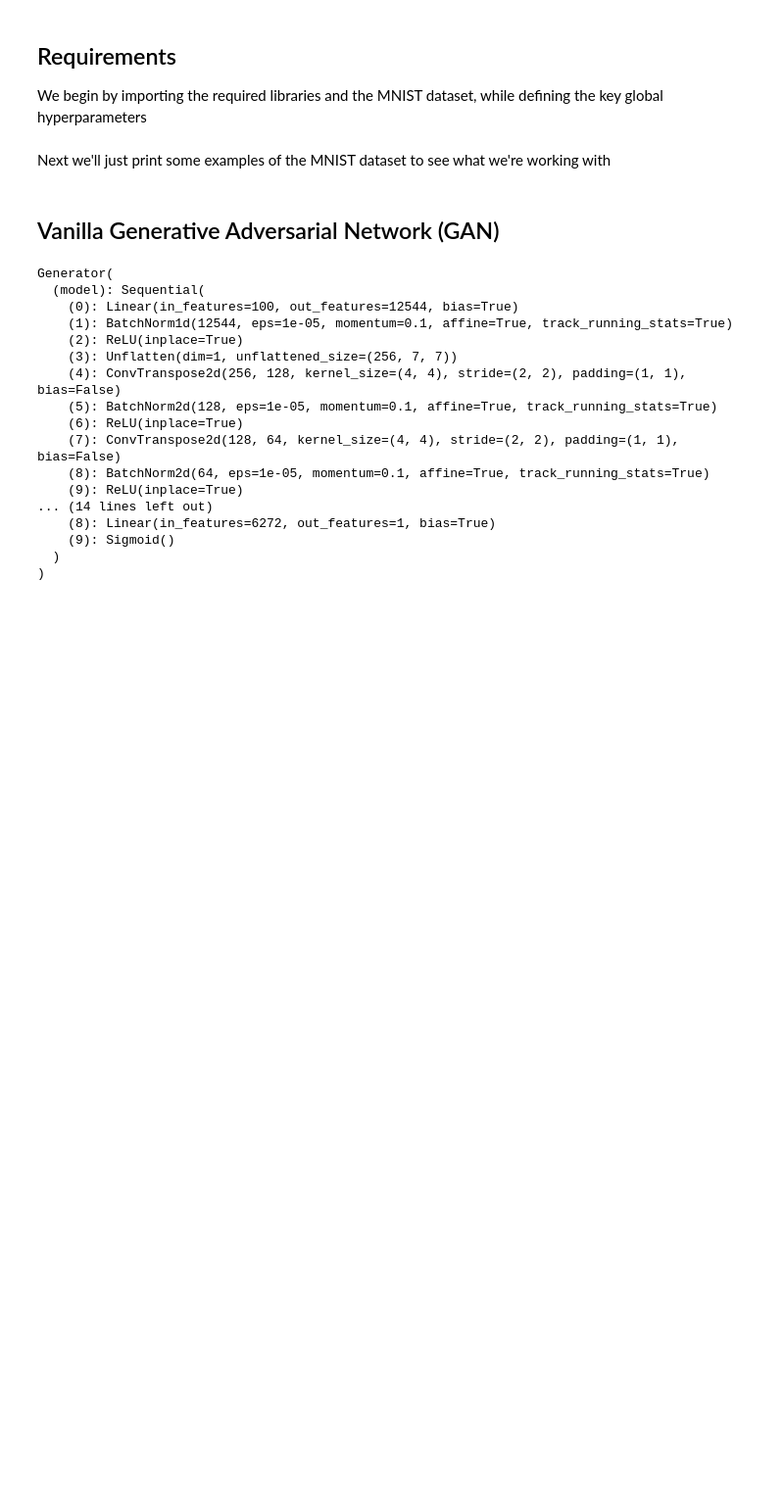
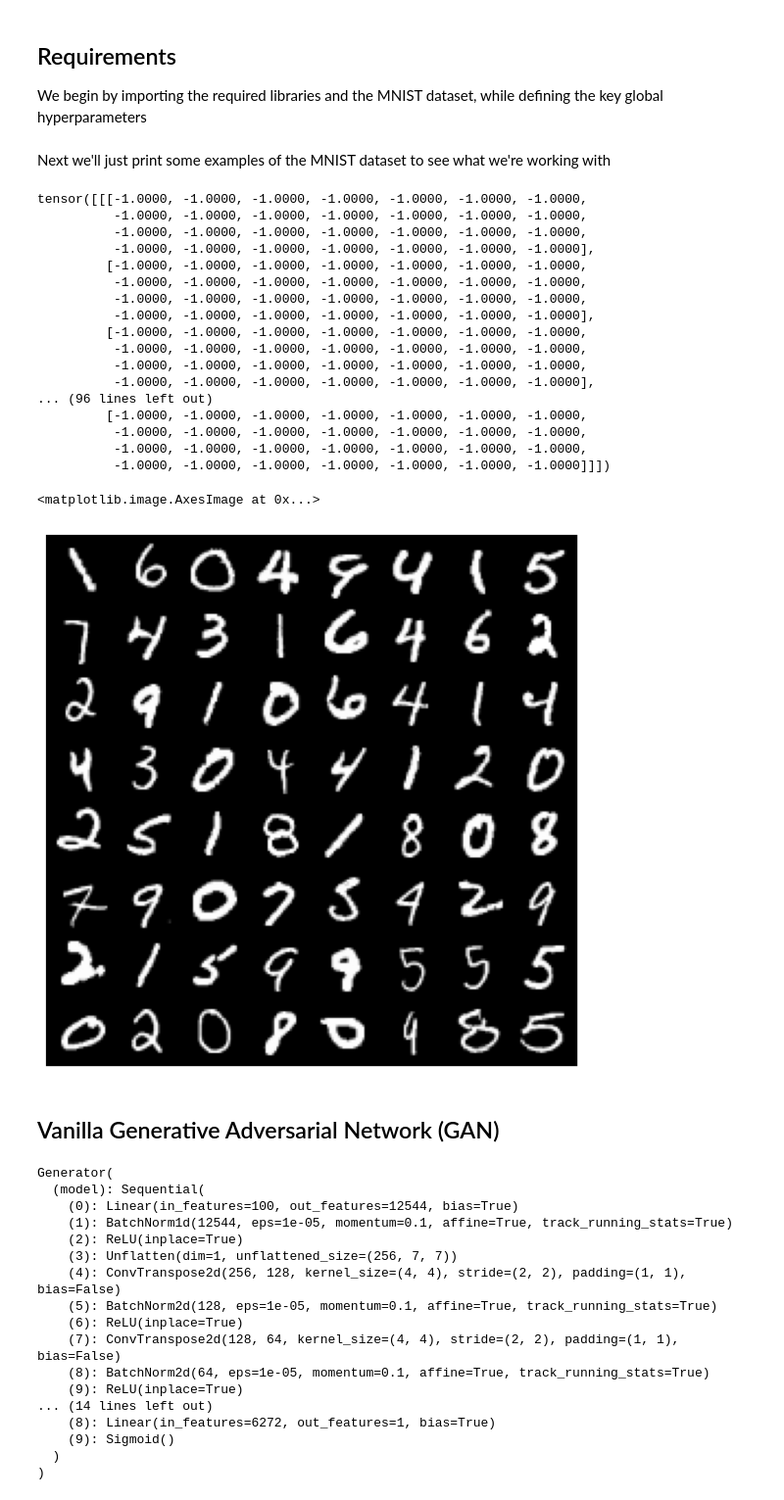
Before and after one commit to TeeJayBaker/SonyCSL, a Jupyter notebook: ASSIGNMENT_TOM_BAKER.ipynb, the cells around one changed output. Shown at 98% size. Drawn from its saved outputs; the diff is of its cells as text; code cells hidden in the pictures; blank space fills up the shorter version.

```diff
--- a/ASSIGNMENT_TOM_BAKER.ipynb
+++ b/ASSIGNMENT_TOM_BAKER.ipynb
@@ -17,23 +17,65 @@ import matplotlib.pyplot as plt
 import numpy as np
 from tqdm import tqdm
 
+# Global hyperparameters
 batch_size = 64
-lr = 0.0002
+device = torch.device("mps")
+
+# GAN Loss function
+loss = nn.BCELoss()
+
+# Encoder Loss function
+loss_enc = nn.CrossEntropyLoss()
+
+# MNIST is grayscale, so 1 channel
+img_channel = 1
+
+# label for real and fake images
 real_val = 1
 fake_val = 0
-device = torch.device("mps")
 
-mnist = MNIST(root="data", train=True, download=True,
-              transform=Compose([ToTensor(), Normalize(mean=(0.5,), std=(0.5,))]))
+# Import dataset, normalise and load into dataloader
+mnist = MNIST(
+    root="data",
+    train=True,
+    download=True,
+    transform=Compose([ToTensor(), Normalize(mean=(0.5,), std=(0.5,))]),
+)
 
-dataloader = torch.utils.data.DataLoader(mnist, batch_size=batch_size, shuffle=True, num_workers=2)
+dataloader = torch.utils.data.DataLoader(
+    mnist, batch_size=batch_size, shuffle=True, num_workers=2
+)
 # %% [markdown]
 Next we'll just print some examples of the MNIST dataset to see what we're working with
 # %%
 examples = next(iter(dataloader))
 plt.figure(figsize=(8, 8))
 plt.axis("off")
-plt.imshow(np.transpose(torchvision.utils.make_grid(examples[0].to(device)[:64], padding=2, normalize=True).cpu(), (1, 2, 0)))
+grid = np.transpose(
+    torchvision.utils.make_grid(examples[0][:64], padding=2, normalize=True),
+    (1, 2, 0),
+)
+plt.imshow(grid)
+# %% [output]
+tensor([[[-1.0000, -1.0000, -1.0000, -1.0000, -1.0000, -1.0000, -1.0000,
+          -1.0000, -1.0000, -1.0000, -1.0000, -1.0000, -1.0000, -1.0000,
+          -1.0000, -1.0000, -1.0000, -1.0000, -1.0000, -1.0000, -1.0000,
+          -1.0000, -1.0000, -1.0000, -1.0000, -1.0000, -1.0000, -1.0000],
+         [-1.0000, -1.0000, -1.0000, -1.0000, -1.0000, -1.0000, -1.0000,
+          -1.0000, -1.0000, -1.0000, -1.0000, -1.0000, -1.0000, -1.0000,
+          -1.0000, -1.0000, -1.0000, -1.0000, -1.0000, -1.0000, -1.0000,
+          -1.0000, -1.0000, -1.0000, -1.0000, -1.0000, -1.0000, -1.0000],
+         [-1.0000, -1.0000, -1.0000, -1.0000, -1.0000, -1.0000, -1.0000,
+          -1.0000, -1.0000, -1.0000, -1.0000, -1.0000, -1.0000, -1.0000,
+          -1.0000, -1.0000, -1.0000, -1.0000, -1.0000, -1.0000, -1.0000,
+          -1.0000, -1.0000, -1.0000, -1.0000, -1.0000, -1.0000, -1.0000],
+... (96 lines left out)
+         [-1.0000, -1.0000, -1.0000, -1.0000, -1.0000, -1.0000, -1.0000,
+          -1.0000, -1.0000, -1.0000, -1.0000, -1.0000, -1.0000, -1.0000,
+          -1.0000, -1.0000, -1.0000, -1.0000, -1.0000, -1.0000, -1.0000,
+          -1.0000, -1.0000, -1.0000, -1.0000, -1.0000, -1.0000, -1.0000]]])
+<matplotlib.image.AxesImage at 0x...>
+[figure, added]
 # %% [markdown]
 ## Vanilla Generative Adversarial Network (GAN)
 # %%
```
Also changed, not shown: parts of 20 cells of this notebook.
